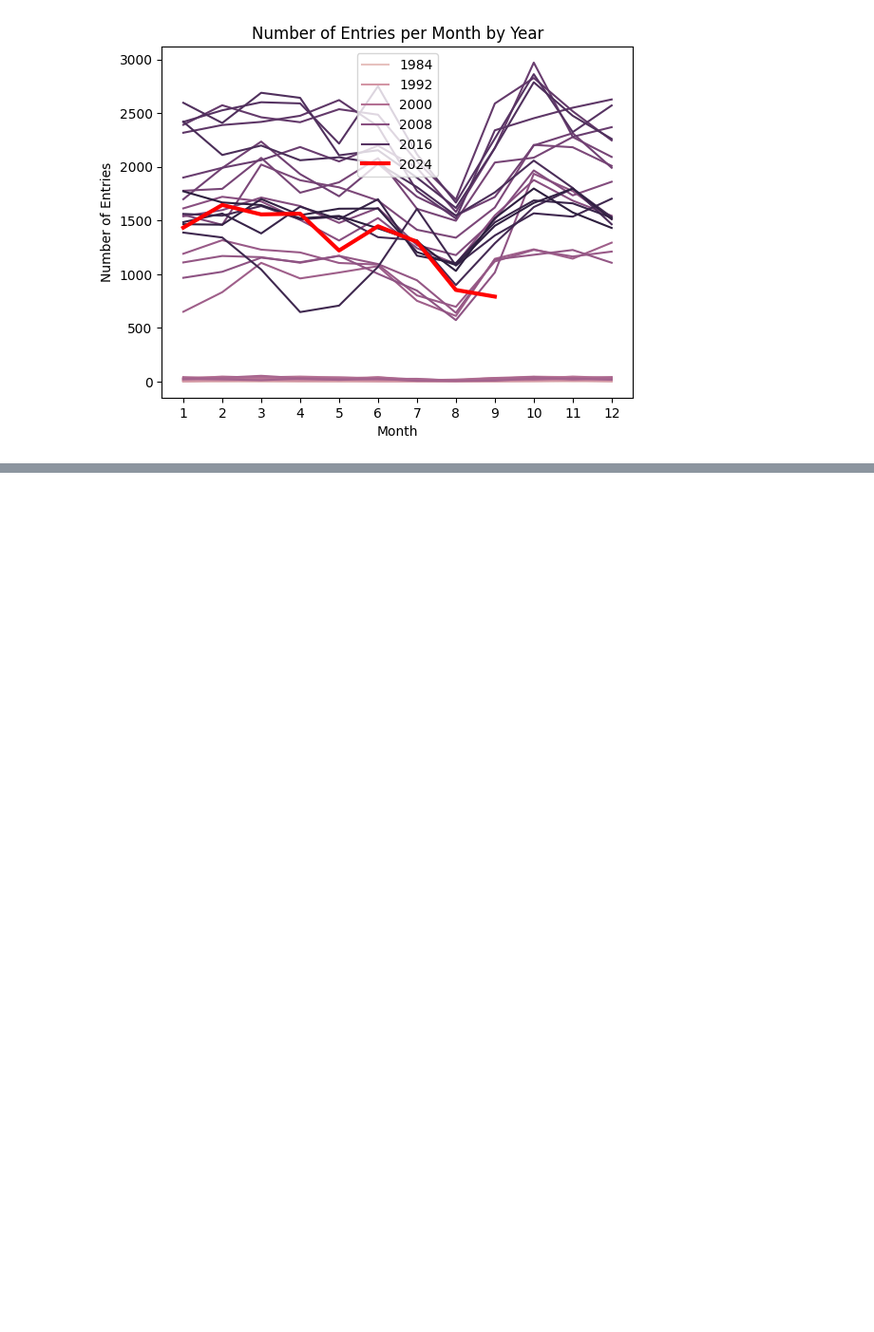
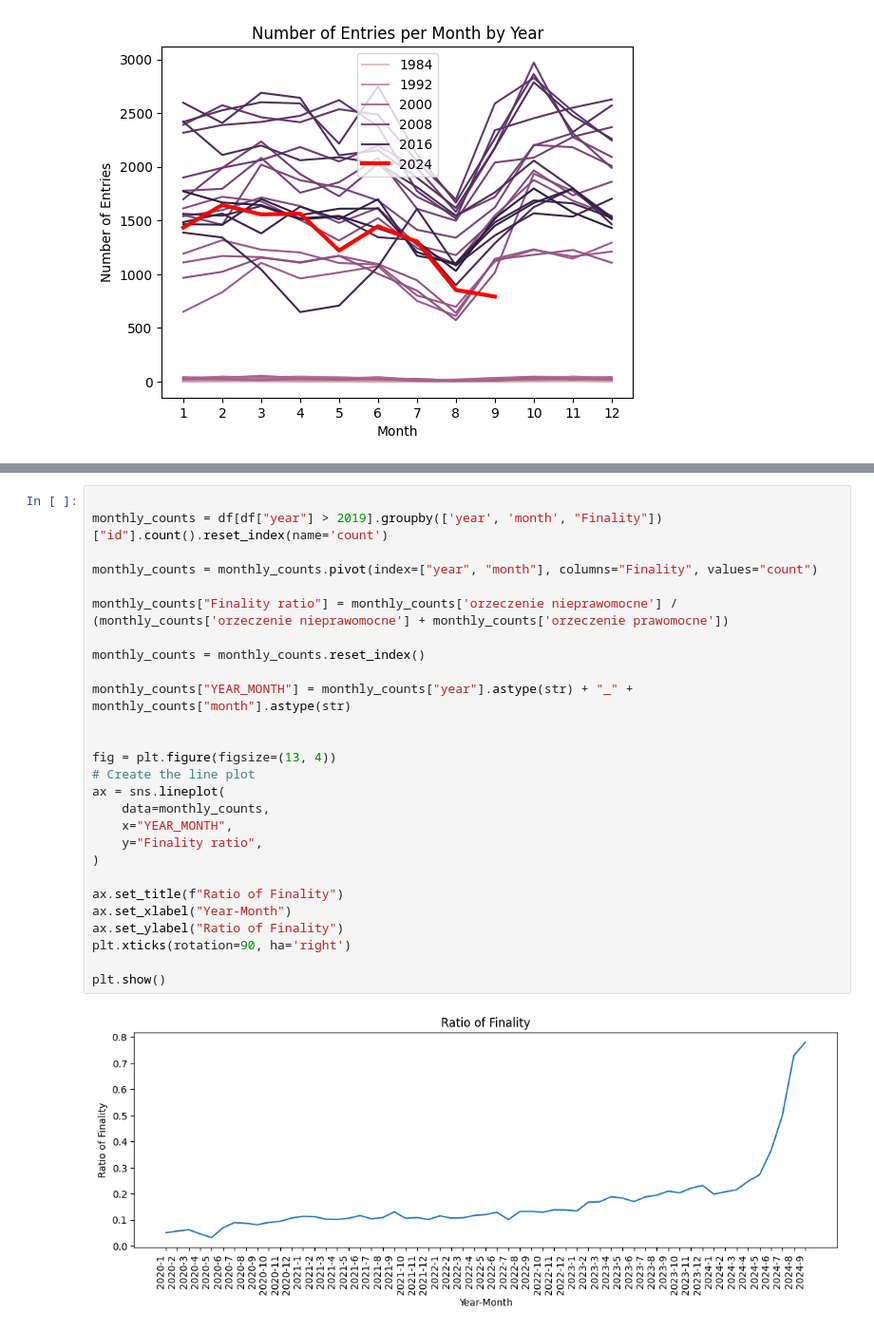
Before and after one commit to pwr-ai/JuDDGES, a Jupyter notebook: dev_notebooks/3_nsa_update_analysis.ipynb, the cells around one changed output, grey strips where cells are left out. Shown at 95% size. Drawn from its saved outputs; the diff is of its cells as text; blank space fills up the shorter version.

Commit message:
feat: update NSA analysis notebookby finality analysis

```diff
--- a/dev_notebooks/3_nsa_update_analysis.ipynb
+++ b/dev_notebooks/3_nsa_update_analysis.ipynb
@@ -132,0 +121,29 @@ for column in columns_to_examine:
+# %%
+
+monthly_counts = df[df["year"] > 2019].groupby(['year', 'month', "Finality"])["id"].count().reset_index(name='count')
+
+monthly_counts = monthly_counts.pivot(index=["year", "month"], columns="Finality", values="count")
+
+monthly_counts["Finality ratio"] = monthly_counts['orzeczenie nieprawomocne'] / (monthly_counts['orzeczenie nieprawomocne'] + monthly_counts['orzeczenie prawomocne'])
+
+monthly_counts = monthly_counts.reset_index()
+
+monthly_counts["YEAR_MONTH"] = monthly_counts["year"].astype(str) + "_" + monthly_counts["month"].astype(str)
+
+
+fig = plt.figure(figsize=(13, 4))
+# Create the line plot
+ax = sns.lineplot(
+    data=monthly_counts,
+    x="YEAR_MONTH",
+    y="Finality ratio",
+)
+
+ax.set_title(f"Ratio of Finality")
+ax.set_xlabel("Year-Month")
+ax.set_ylabel("Ratio of Finality")
+plt.xticks(rotation=90, ha='right')
+
+plt.show()
+# %% [output]
+[figure, added]
```
Also changed, not shown: parts of 6 cells of this notebook.
